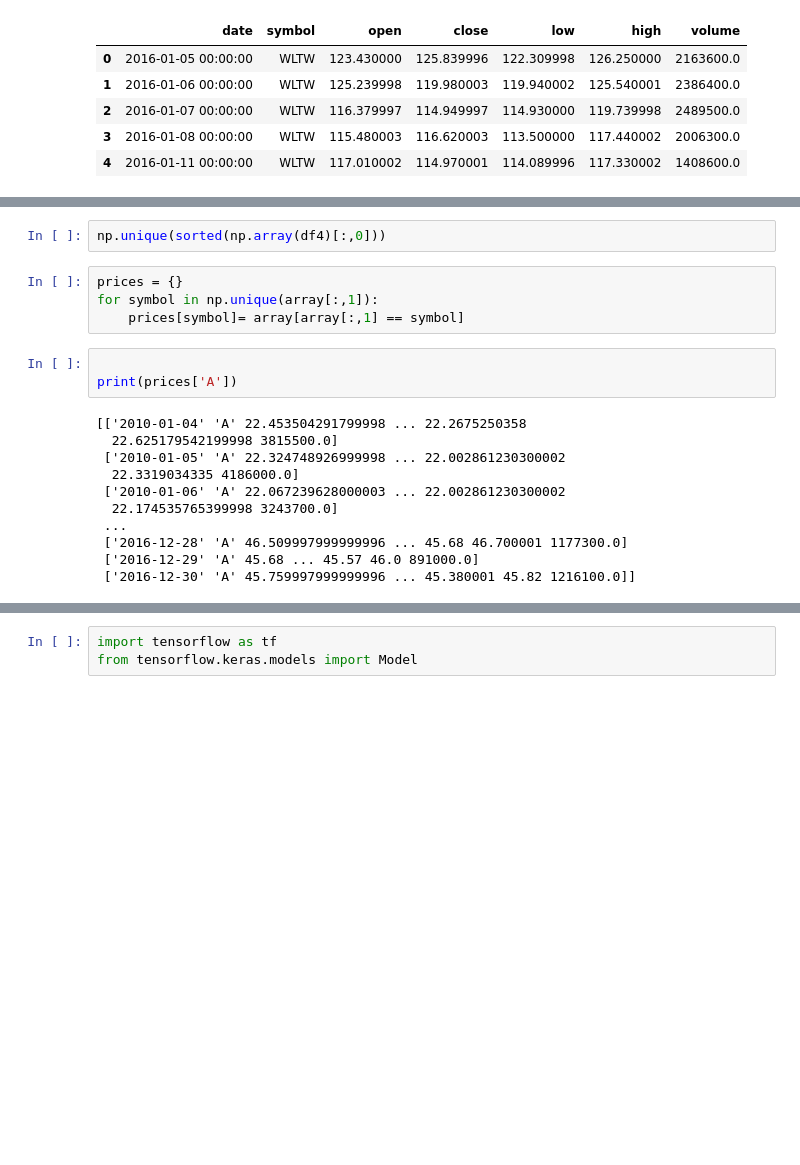
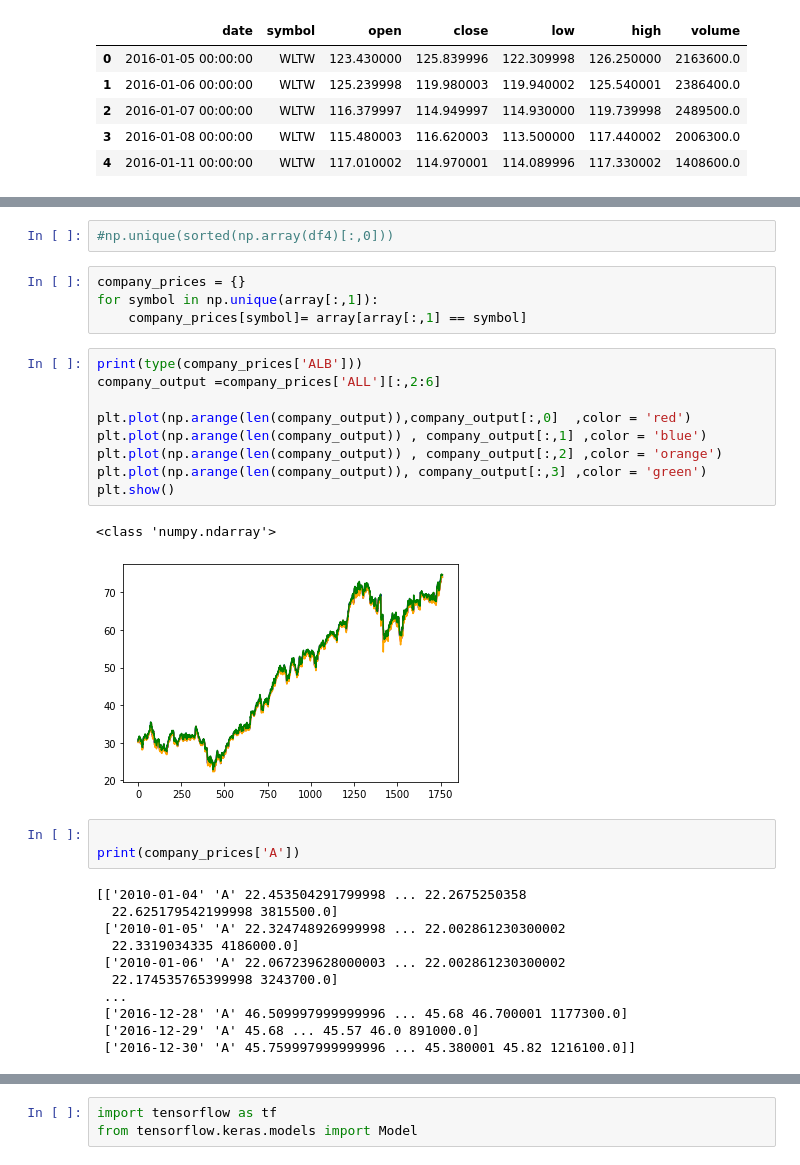
Before and after one commit to adarshkumar00/Asknbid_project, a Jupyter notebook: AsknBid_stocks_price_predict.ipynb, the cells around one changed output, grey strips where cells are left out. Cells and saved outputs as stored; diff of their text form; blank space fills up the shorter version.

```diff
--- a/AsknBid_stocks_price_predict.ipynb
+++ b/AsknBid_stocks_price_predict.ipynb
@@ -58,14 +58,26 @@ df4.head()
 | 3 | ACN | Accenture plc | reports | Information Technology | IT Consulting & Other Services | Dublin, Ireland | ... |
 | 4 | ATVI | Activision Blizzard | reports | Information Technology | Home Entertainment Software | Santa Monica, California | ... |
 # %%
-np.unique(sorted(np.array(df4)[:,0]))
+#np.unique(sorted(np.array(df4)[:,0]))
 # %%
-prices = {}
+company_prices = {}
 for symbol in np.unique(array[:,1]):
-    prices[symbol]= array[array[:,1] == symbol]
+    company_prices[symbol]= array[array[:,1] == symbol]
+# %%
+print(type(company_prices['ALB']))
+company_output =company_prices['ALL'][:,2:6]
+
+plt.plot(np.arange(len(company_output)),company_output[:,0]  ,color = 'red')
+plt.plot(np.arange(len(company_output)) , company_output[:,1] ,color = 'blue')
+plt.plot(np.arange(len(company_output)) , company_output[:,2] ,color = 'orange')
+plt.plot(np.arange(len(company_output)), company_output[:,3] ,color = 'green')
+plt.show()
+# %% [output]
+<class 'numpy.ndarray'>
+[figure, added]
 # %%
 
-print(prices['A'])
+print(company_prices['A'])
 # %% [output]
 [['2010-01-04' 'A' 22.453504291799998 ... 22.2675250358
   22.625179542199998 3815500.0]
```
Also changed, not shown: parts of 10 cells of this notebook.
